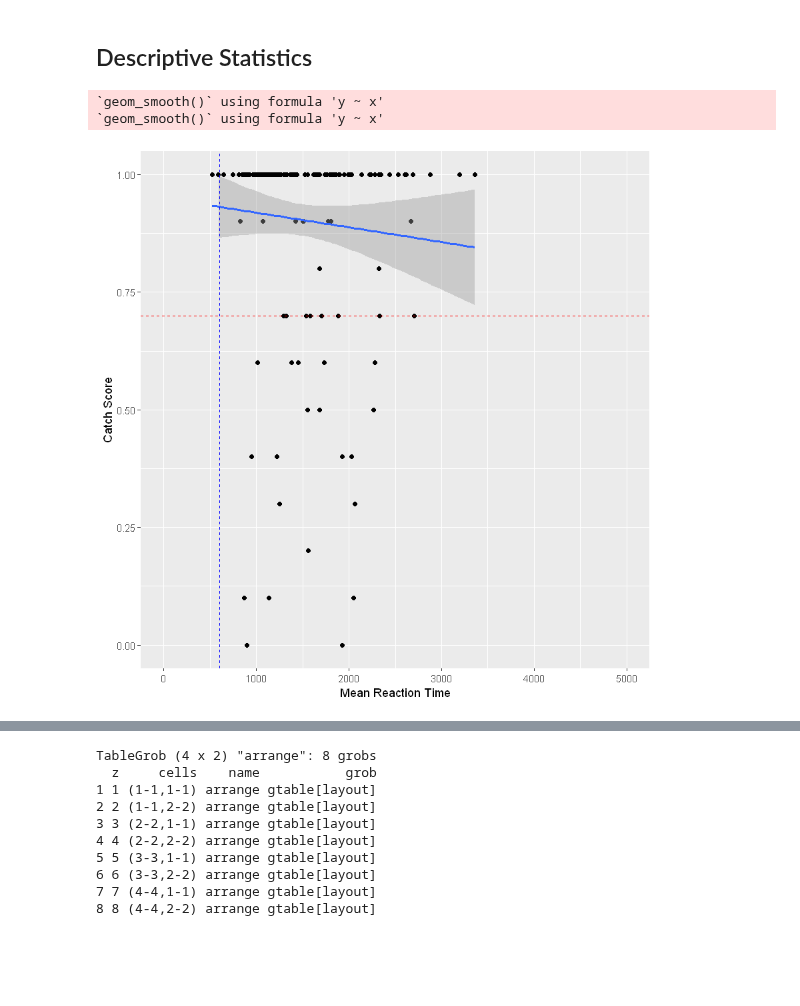
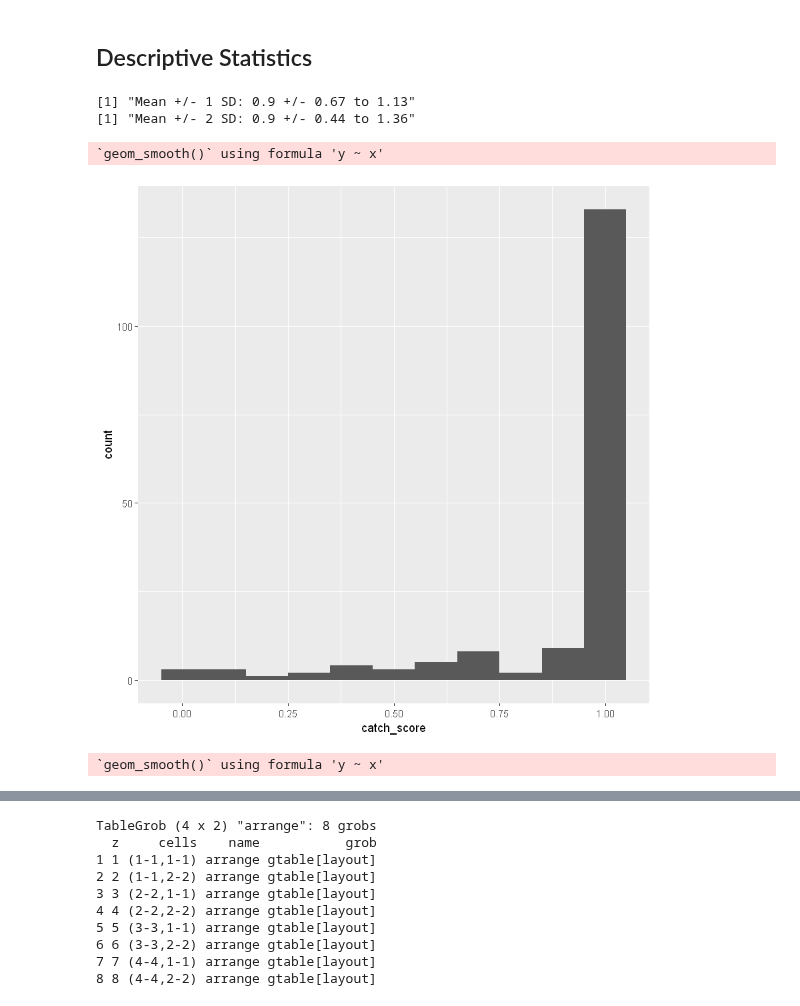
Before and after one commit to ArielZJ/Precision-Phenomenology-Data-Analysis, a Jupyter notebook: Fovea vs. Periphery Color Similarity Pilot Analysis - 2stim Analysis.ipynb, the cells around one changed output, grey strips where cells are left out. Saved outputs shown, nothing was run; the diff lists cells and outputs as text; code cells hidden in the pictures; blank space fills up the shorter version.

Commit message:
Updated plots

```diff
--- a/Fovea vs. Periphery Color Similarity Pilot Analysis - 2stim Analysis.ipynb
+++ b/Fovea vs. Periphery Color Similarity Pilot Analysis - 2stim Analysis.ipynb
@@ -335,7 +335,9 @@ group.dissim <- function(df){
 }
 # %%
 # label the rows with the two colours independent of arbitrary ordering
-dissimplot.full <- function(datadf, mode='standard',rotation=90,dependent='dissimilarity'){
+dissimplot.full <- function(datadf, mode='standard',
+                            rotation=90,dependent='dissimilarity',
+                           reverse=TRUE){
 
     if(dependent=='RT'){
         #datadf$similarity <- log10(datadf$similarity)
@@ -378,9 +380,9 @@ dissimplot.full <- function(datadf, mode='standard',rotation=90,dependent='dissi
                                     ) +
                 guides(fill=guide_legend(title="RT (log)"))
     }
-    # variance plot
-    if(dependent=='variance'){
-
+    # reverse plot
+    if(reverse){
+        plot <- plot + scale_y_discrete(limits = rev(levels(datadf$y)))
     }
     return(plot)
 
@@ -757,6 +759,17 @@ rt_catch_plot <- function(datadf,xtype='linear',label=FALSE){
     }
     return(plot)
 }
+
+rt_hist <- function(datadf){
+    datadf <- rt_catch(datadf)
+    mu <- (mean(datadf$catch_score))
+    sd <- (sd(datadf$catch_score))
+    print(paste("Mean +/- 1 SD:",round(mu,2),'+/-',round(mu-sd,2),'to',round(mu+sd,2)))
+    print(paste("Mean +/- 2 SD:",round(mu,2),'+/-',round(mu-sd*2,2),'to',round(mu+sd*2,2)))
+    plot <- ggplot(datadf, aes(x = catch_score)) +
+            geom_histogram(binwidth=0.1) + xlim(-0.05,1.05)
+    return(plot)
+}
 # %%
 # subject info
 sumplot <- function(datadf){
@@ -1040,10 +1053,12 @@ cleandf <- subset(cleandf, (stimulus_radius == 1) | (stimulus_radius == 0.05))
 ## Descriptive Statistics
 # %%
 # Data quality check.
-
+rt_hist(datadf)
 rt_catch_plot(datadf)
 rt_catch_plot(cleandf)
 # %% [output]
-`geom_smooth()` using formula 'y ~ x'
-`geom_smooth()` using formula 'y ~ x'
+[1] "Mean +/- 1 SD: 0.9 +/- 0.67 to 1.13"
+[1] "Mean +/- 2 SD: 0.9 +/- 0.44 to 1.36"
+`geom_smooth()` using formula 'y ~ x'
-[figure, old version]
+[figure, new version]
+`geom_smooth()` using formula 'y ~ x'
```
Also changed, not shown: parts of 2 cells of this notebook, 1 other file.
